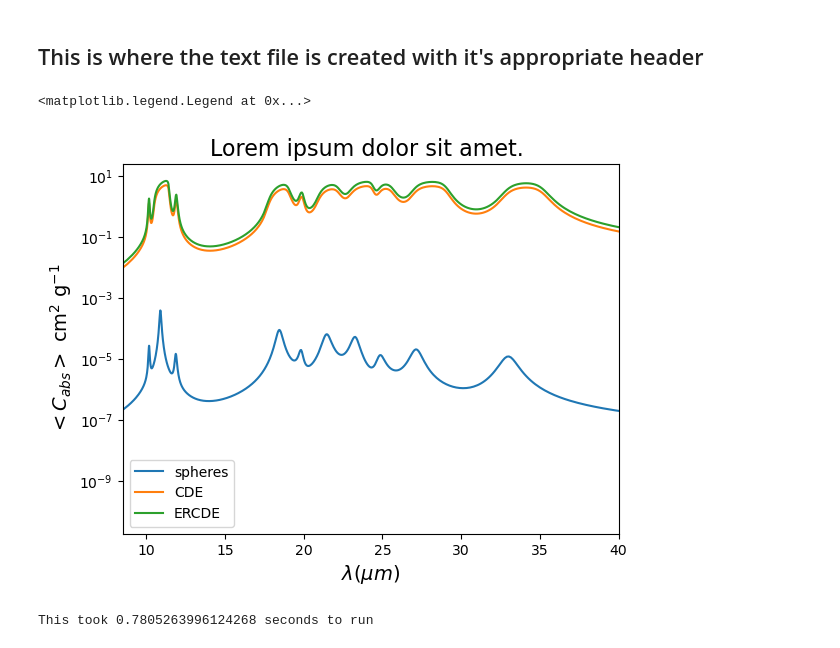
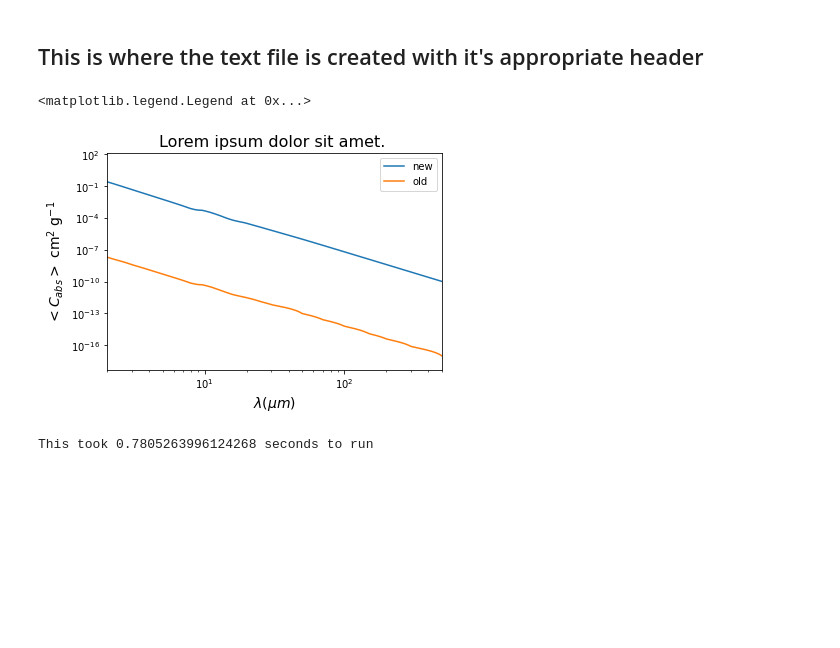
Before and after one commit to mxwlll/Sean-Dusty, a Jupyter notebook: probability_shape_distributions.ipynb, the cells around one changed output. Cells and saved outputs as stored; diff of their text form; code cells hidden in the pictures; blank space fills up the shorter version.

```diff
--- a/probability_shape_distributions.ipynb
+++ b/probability_shape_distributions.ipynb
@@ -309,19 +315,23 @@ for i in range(len(output)):
 
 f.close()
 # %%
+lam_new, cab_new, csa_new = np.loadtxt('ism.dat', unpack=True, skiprows=3)
+lam_old, cab_old, csa_old = np.loadtxt('grp156sil53grp313.dat', unpack=True)
+
+
 fig, ax = plt.subplots()
 title = 'Lorem ipsum dolor sit amet. '
-ax.set(xscale='linear', yscale='log', xlim=(8.5,40))
+ax.set(xscale='log', yscale='log', xlim=(2,500))
 ax.set_title(title, fontsize=16)
 ax.set_xlabel(r'$\lambda (\mu m)$', fontsize=14)
 ax.set_ylabel(r'$<C_{abs}>$ cm$^{2}$ g$^{-1}$', fontsize=14)
-ax.plot(wavelen, cabs_sph_array, label='spheres')
-ax.plot(wavelen, np.array((cabs_cde)), label='CDE')
-ax.plot(wavelen, np.array((cabs_ercde)), label='ERCDE')
+ax.plot(lam_new, csa_new, label='new')
+ax.plot(lam_old, csa_old, label='old')
+# ax.plot(wavelen, np.array((cabs_ercde)), label='ERCDE')
 ax.legend()
 # %% [output]
 <matplotlib.legend.Legend at 0x...>
-[figure, old version]
+[figure, new version]
 # %%
 # aa = time.time()
 # cabs_cde = []
```
Also changed, not shown: parts of 1 cell of this notebook, 7 other files.
